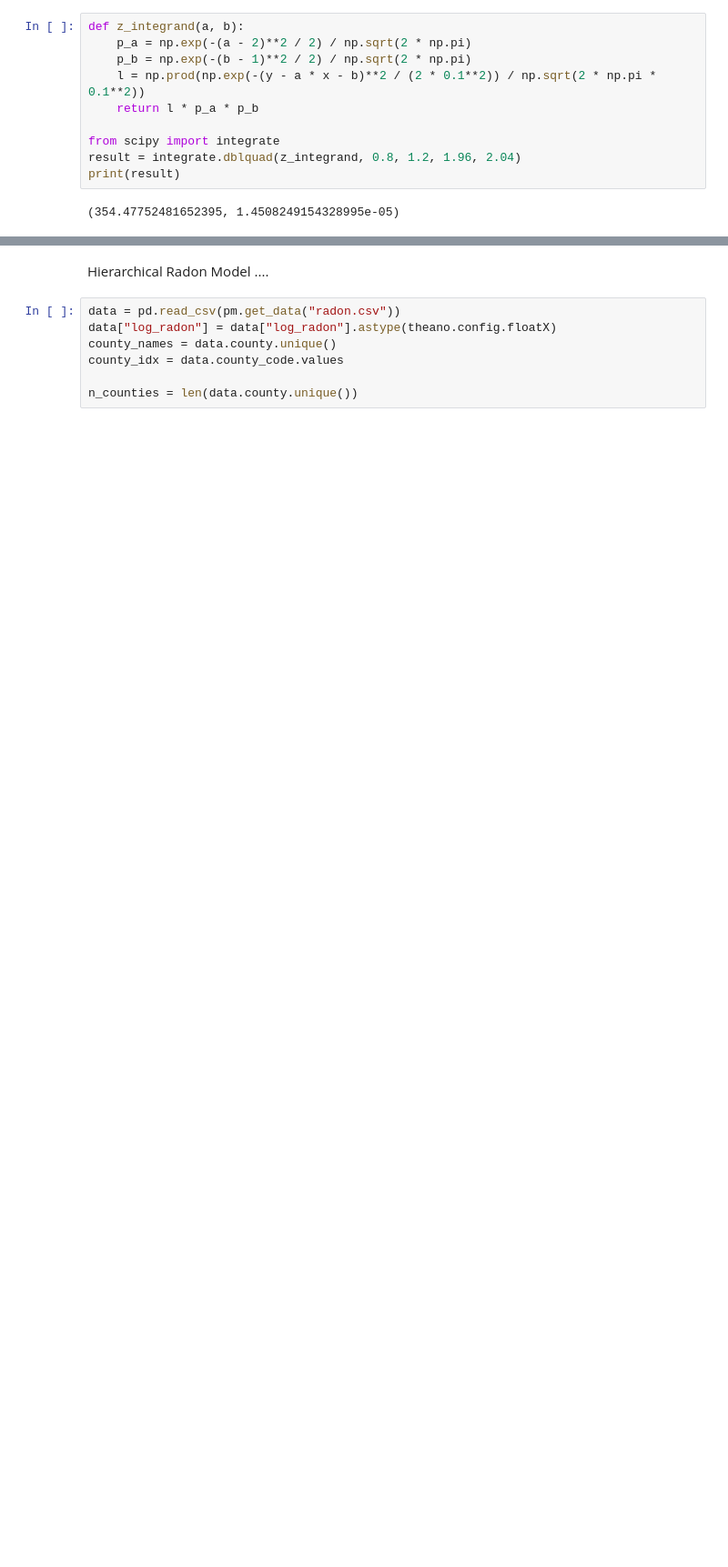
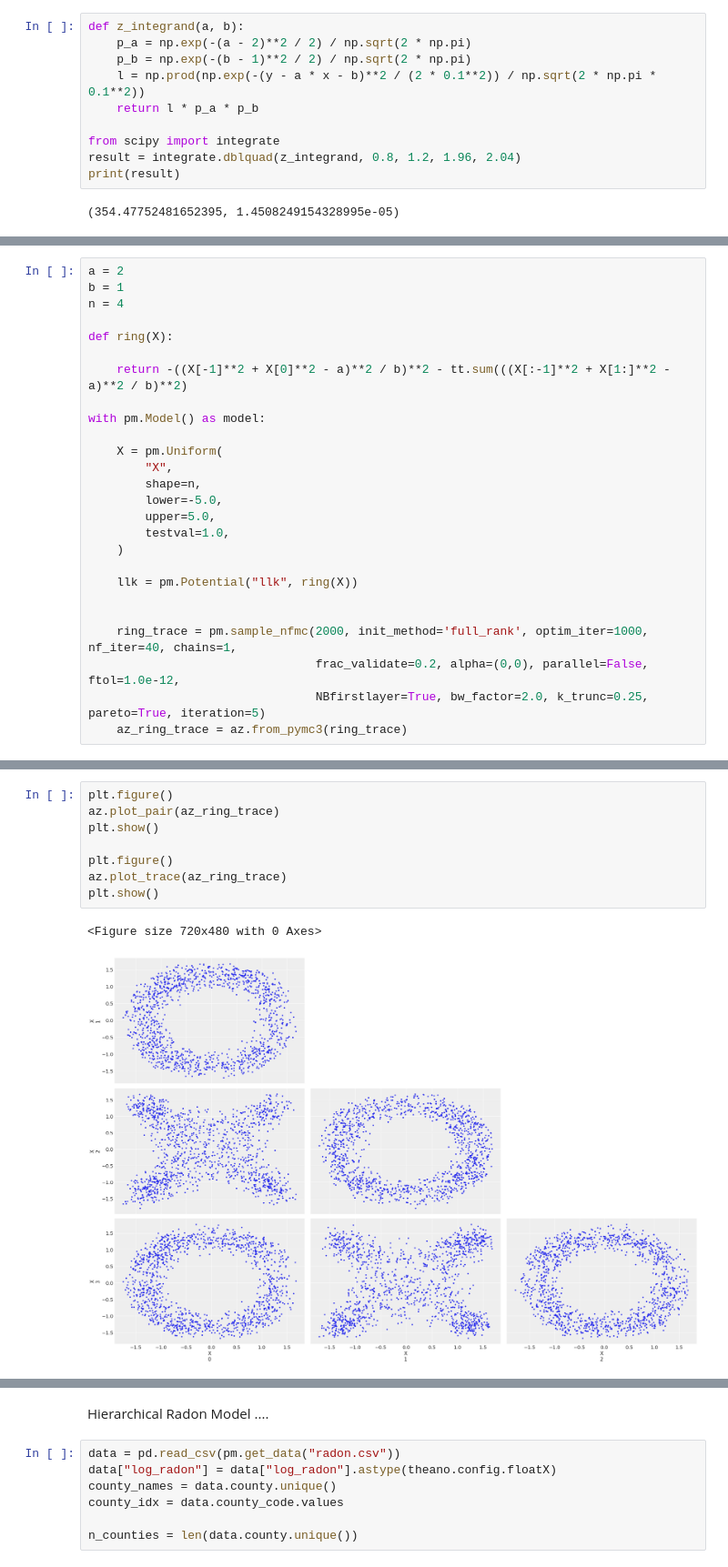
Before and after one commit to RichardGrumitt/NS_NFMC_tests, a Jupyter notebook: nfmc_tests.ipynb, the cells around one changed output, grey strips where cells are left out. Shown at 91% size. Saved outputs shown, nothing was run; the diff lists cells and outputs as text; blank space fills up the shorter version.

```diff
--- a/nfmc_tests.ipynb
+++ b/nfmc_tests.ipynb
@@ -585,0 +607,26 @@ print(result)
+# %%
+a = 2
+b = 1
+n = 4
+
+def ring(X):
+
+    return -((X[-1]**2 + X[0]**2 - a)**2 / b)**2 - tt.sum(((X[:-1]**2 + X[1:]**2 - a)**2 / b)**2)
+
+with pm.Model() as model:
+
+    X = pm.Uniform(
+        "X",
+        shape=n,
+        lower=-5.0,
+        upper=5.0,
+        testval=1.0,
+    )
+
+    llk = pm.Potential("llk", ring(X))
+
+
+    ring_trace = pm.sample_nfmc(2000, init_method='full_rank', optim_iter=1000, nf_iter=40, chains=1,
+                                frac_validate=0.2, alpha=(0,0), parallel=False, ftol=1.0e-12,
+                                NBfirstlayer=True, bw_factor=2.0, k_trunc=0.25, pareto=True, iteration=5)
+    az_ring_trace = az.from_pymc3(ring_trace)
@@ -585,0 +671,11 @@ print(result)
+# %%
+plt.figure()
+az.plot_pair(az_ring_trace)
+plt.show()
+
+plt.figure()
+az.plot_trace(az_ring_trace)
+plt.show()
+# %% [output]
+<Figure size 720x480 with 0 Axes>
+[figure, added]
```
Also changed, not shown: parts of 9 cells of this notebook.
